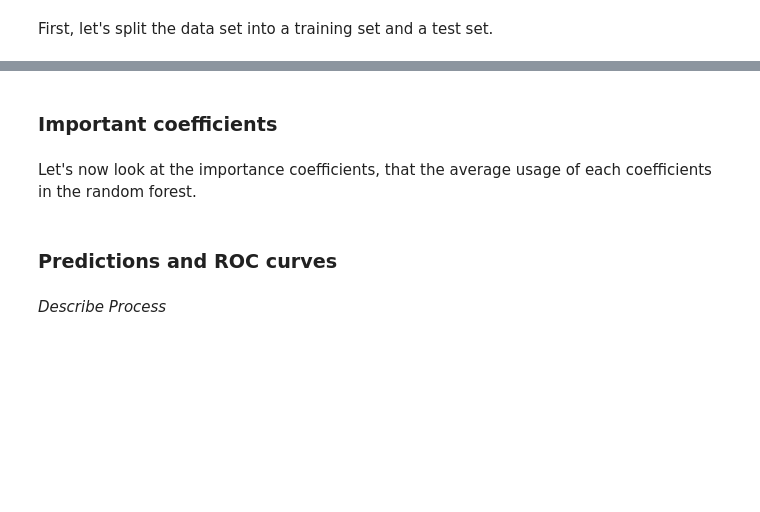
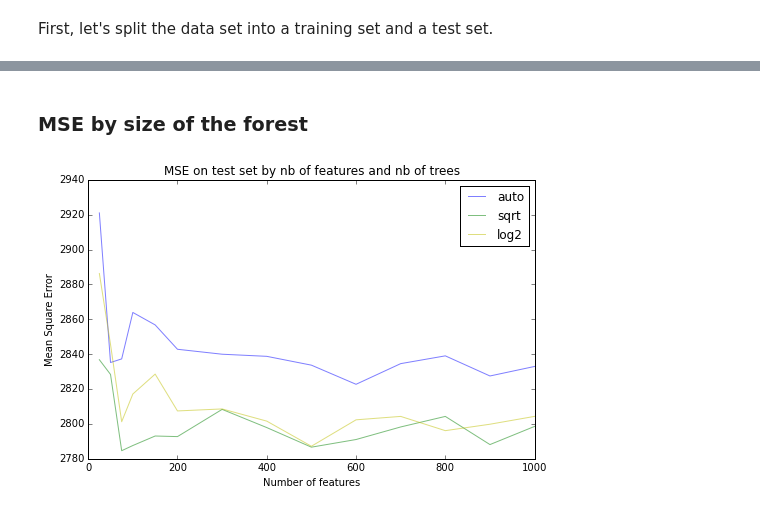
Before and after one commit to LeonhardFS/flightbbq, a Jupyter notebook: 04_PredictiveAnalytics.ipynb, the cells around one changed output, grey strips where cells are left out. Cells and saved outputs as stored; diff of their text form; code cells hidden in the pictures; blank space fills up the shorter version.

Commit message:
Random forest classifier and regressor + score/mse curves

```diff
--- a/04_PredictiveAnalytics.ipynb
+++ b/04_PredictiveAnalytics.ipynb
@@ -365,2 +300,3 @@ We are only interested in whetehr a flight will be more than 15 minutes late. So
 # %%
 encoded_list = ['UNIQUE_CARRIER', 'ORIGIN', 'DEST', 'AIRCRAFT_MFR', 'MONTH','DAY']
+dexample = pd.get_dummies(dexample, columns=encoded_list)
@@ -465,2 +379,0 @@ Index([u'ARR_DELAY', u'CRS_DEP_TIME_COR_NOR', u'CRS_ARR_TIME_COR_NOR',
-# %%
-Xtrain, ytrain, Xtest, ytest = split(finalData_example, ['ARR_DELAY'], 'ARR_DELAY', 0.4)
@@ -576,9 +496,8 @@ def classify_random_forest(data, list_drop, target, test_size=0.4, nb_trees=[10]
 # %%
-nb_trees = [50]
-nb_features = ['log2']
+nb_trees = [25, 50, 75, 100, 150, 200, 300, 400, 500, 600, 700, 800, 900, 1000]
+nb_features = ['auto', 'log2', 'sqrt']
 test_size = 0.4
 # %%
 %%time
-randomForest2014 =  classify_random_forest(finalData_example, ['ARR_DELAY'], 'ARR_DELAY', test_size=test_size, nb_trees=nb_trees, nb_features=nb_features)
-print randomForest2014.head(3)
+randomForest2014 =  classify_random_forest(dexample, ['ARR_DELAY'], 'ARR_DELAY', test_size=test_size, nb_trees=nb_trees, nb_features=nb_features)
 # %% [output]
@@ -592,7 +515,3 @@ Wall time: 3min 14s
 # save file to /data/ folder
 file_path = "cache/predictionData/randomForest2014.csv"
 randomForest2014.to_csv(path_or_buf= file_path)
-# %% [markdown]
-### Important coefficients
-# %% [markdown]
-Let's now look at the importance coefficients, that the average usage of each coefficients in the random forest.
@@ -604,4 +518,2 @@ yexample = dexample[target].values
-# %% [markdown]
-### Predictions and ROC curves
-# %% [markdown]
-*Describe Process*
+# %% [markdown]
+### MSE by size of the forest
@@ -607,0 +523,18 @@ yexample = dexample[target].values
+# %%
+# MSE on test set
+fig = plt.gcf()
+fig.set_size_inches(8, 5)
+
+for key, co in zip(['auto', 'sqrt', 'log2'], ['b', 'g', 'y']):
+    x = randomForest2014[randomForest2014.nb_features == key].nb_trees.values
+    y = randomForest2014[randomForest2014.nb_features == key].test_score.values
+    plt.plot(x, y, alpha = 0.5, c =co, label = key)
+
+plt.ylabel("Mean Square Error")
+plt.xlabel("Number of features")
+plt.title("MSE on test set by nb of features and nb of trees")
+plt.legend(loc = 1)
+
+plt.show()
+# %% [output]
+[figure, added]
```
Also changed, not shown: parts of 112 cells of this notebook.
